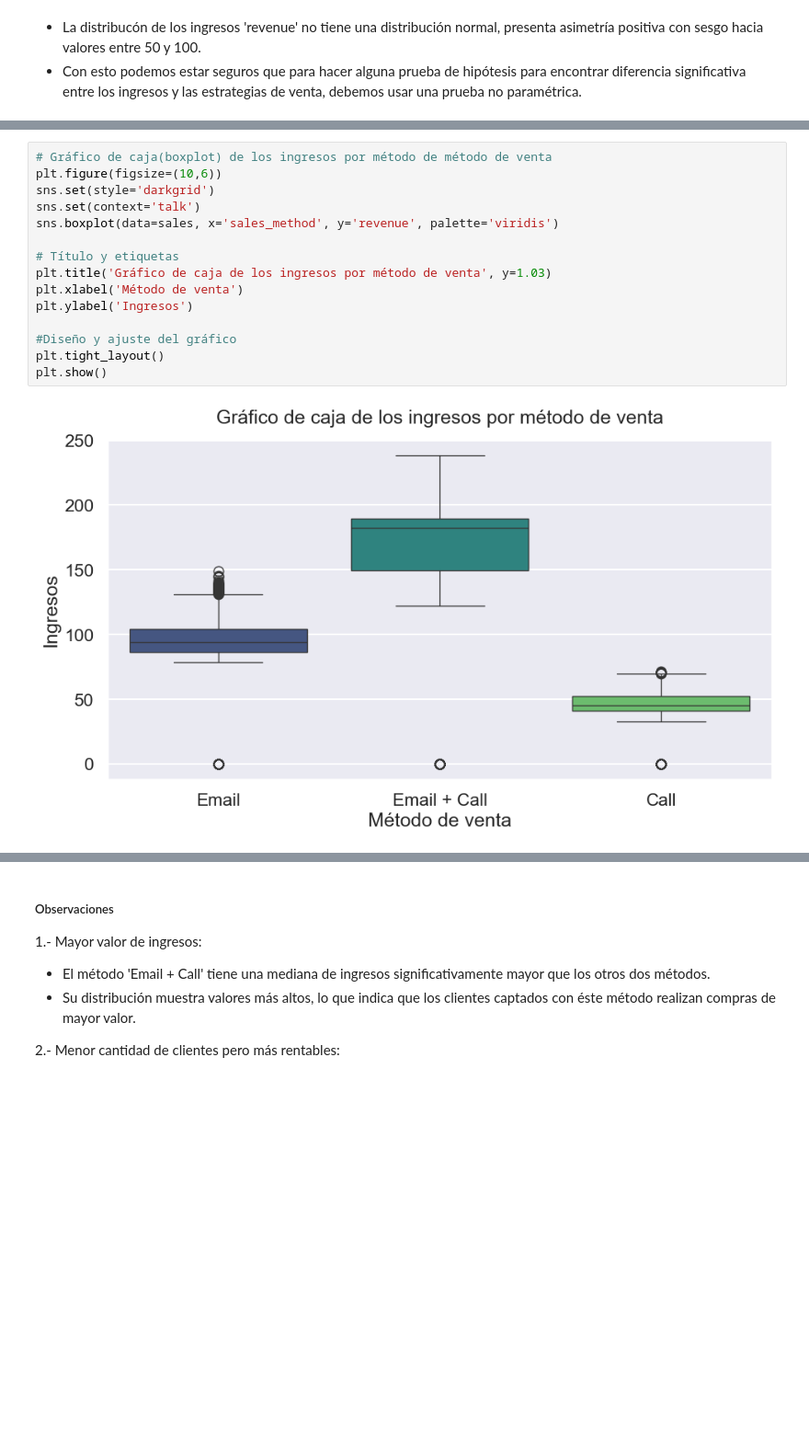
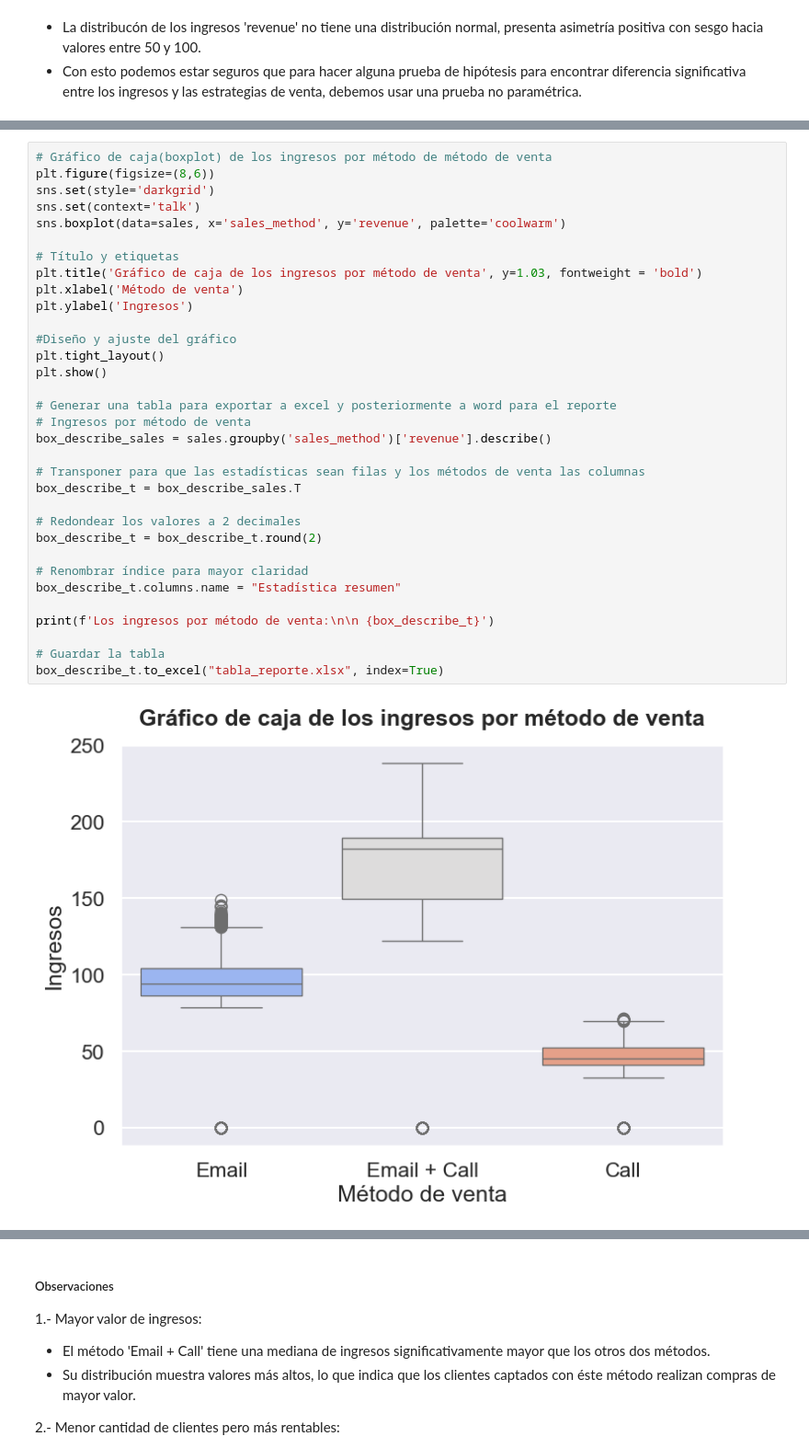
Before and after one commit to WLozanoH/prueba, a Jupyter notebook: estrategia_ventas.ipynb, the cells around one changed output, grey strips where cells are left out. Shown at 92% size. Cells and saved outputs as stored; diff of their text form; blank space fills up the shorter version.

```diff
--- a/estrategia_ventas.ipynb
+++ b/estrategia_ventas.ipynb
@@ -502,17 +550,35 @@ plt.show()
 # %%
 # Gráfico de caja(boxplot) de los ingresos por método de método de venta
-plt.figure(figsize=(10,6))
+plt.figure(figsize=(8,6))
 sns.set(style='darkgrid')
 sns.set(context='talk')
-sns.boxplot(data=sales, x='sales_method', y='revenue', palette='viridis')
+sns.boxplot(data=sales, x='sales_method', y='revenue', palette='coolwarm')
 
 # Título y etiquetas
-plt.title('Gráfico de caja de los ingresos por método de venta', y=1.03)
+plt.title('Gráfico de caja de los ingresos por método de venta', y=1.03, fontweight = 'bold')
 plt.xlabel('Método de venta')
 plt.ylabel('Ingresos')
 
 #Diseño y ajuste del gráfico
 plt.tight_layout()
 plt.show()
+
+# Generar una tabla para exportar a excel y posteriormente a word para el reporte
+# Ingresos por método de venta
+box_describe_sales = sales.groupby('sales_method')['revenue'].describe()
+
+# Transponer para que las estadísticas sean filas y los métodos de venta las columnas
+box_describe_t = box_describe_sales.T
+
+# Redondear los valores a 2 decimales
+box_describe_t = box_describe_t.round(2)
+
+# Renombrar índice para mayor claridad
+box_describe_t.columns.name = "Estadística resumen"
+
+print(f'Los ingresos por método de venta:\n\n {box_describe_t}')
+
+# Guardar la tabla
+box_describe_t.to_excel("tabla_reporte.xlsx", index=True)
 # %% [output]
-[figure, old version]
+[figure, new version]
```
Also changed, not shown: parts of 19 cells of this notebook.
